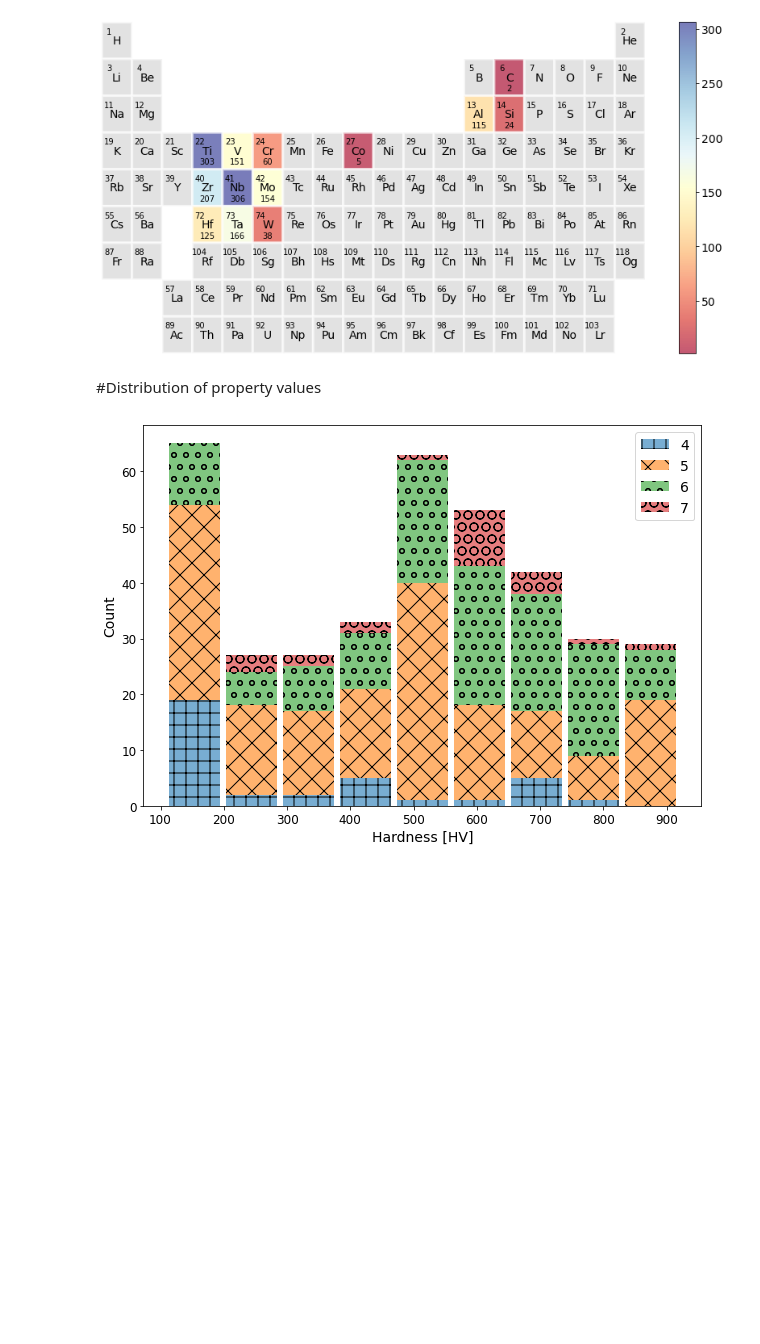
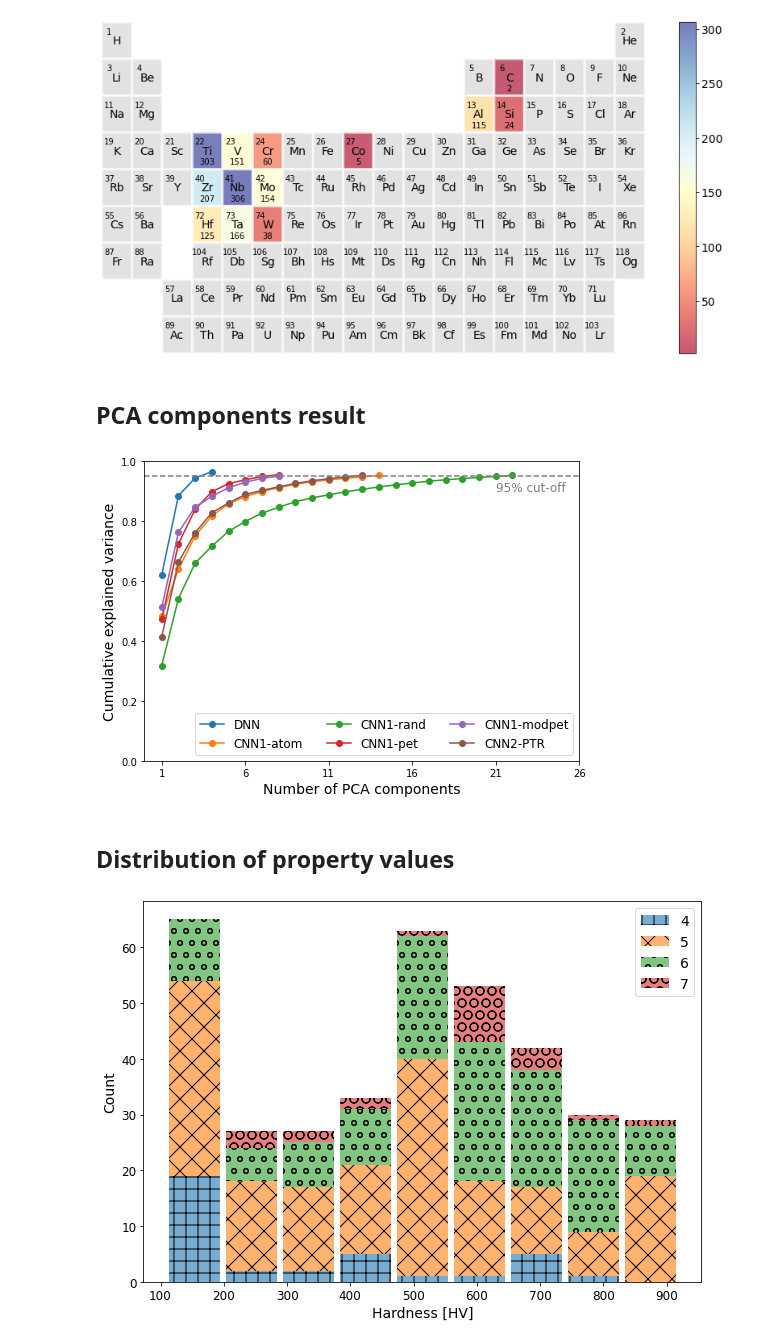
Before and after one commit to dovahkiin0022/representations, a Jupyter notebook: notebooks/visualization.ipynb, the cells around one changed output. Saved outputs shown, nothing was run; the diff lists cells and outputs as text; code cells hidden in the pictures; blank space fills up the shorter version.

```diff
--- a/notebooks/visualization.ipynb
+++ b/notebooks/visualization.ipynb
@@ -12,6 +13,9 @@ import numpy as np
 import matplotlib.pyplot as plt
 from modules.plotting_functions import periodic_table_heatmap
 from modules.function import get_elem_count,pymatgen_comp, get_number_of_components, get_comp_count_over_bins, alt_read_gfa_dataset
+# %%
+import matplotlib.pyplot as plt
+plt.rcParams["font.family"] = "Times New Roman"
 # %% [markdown]
 # Trends in dataset visualized
 # %%
@@ -54,8 +58,36 @@ periodic_table_heatmap(yield_elem_count,blank_color='lightgrey',edge_color='whit
 # %% [output]
 <module 'matplotlib.pyplot' from '/noether/s0/aqd5773/anaconda3/envs/representations/lib/python3.10/site-packages/matplotlib/pyplot.py'>
 [figure]
+# %% [markdown]
+## PCA components result
+# %%
+with open('misc/pca_components.pkl','rb') as fid:
+    component_dict = pickle.load(fid)
+with open('misc/pca_results.json','r') as fid:
+    pca_dict = json.load(fid)
+# %%
+methods = ['dense','atomic','random','pettifor','mod_pettifor','PTR']
+names = ['DNN','CNN1-atom','CNN1-rand','CNN1-pet','CNN1-modpet','CNN2-PTR']
+
+fig, ax  = plt.subplots(figsize = (7,5))
+for i, method in enumerate(methods):
+    explained_var = np.array(pca_dict[method])
+    ind = component_dict[method]
+    ax.plot(np.cumsum(explained_var)[:ind+1],marker = 'o', label = names[i])
+ax.axhline(y=0.95, color='grey', linestyle='dashed')
+ax.set_yticks(np.arange(0,1.2,0.2), fontsize = 14)
+ax.set_xticks(np.arange(0,26,5), fontsize = 14)
+ax.set_xticklabels(np.arange(1,27,5))
+ax.text(20, 0.9, '95% cut-off', color = 'grey', fontsize=12)
+ax.set_xlabel('Number of PCA components',fontsize=14)
+ax.set_ylabel('Cumulative explained variance', fontsize = 14)
+plt.legend(ncol=3,loc = 'lower right', fontsize=12)
+plt.tight_layout()
+plt.savefig(os.path.join(fig_location,'explained_variance.pdf'))
+# %% [output]
+[figure, added]
 # %% [markdown]
-#Distribution of property values
+## Distribution of property values
 # %%
 hardness_df['n_eles'] = get_number_of_components(hardness_df['Composition'])
 min_eles = hardness_df['n_eles'].min()
```
Also changed, not shown: parts of 10 cells of this notebook, 11 other files.
